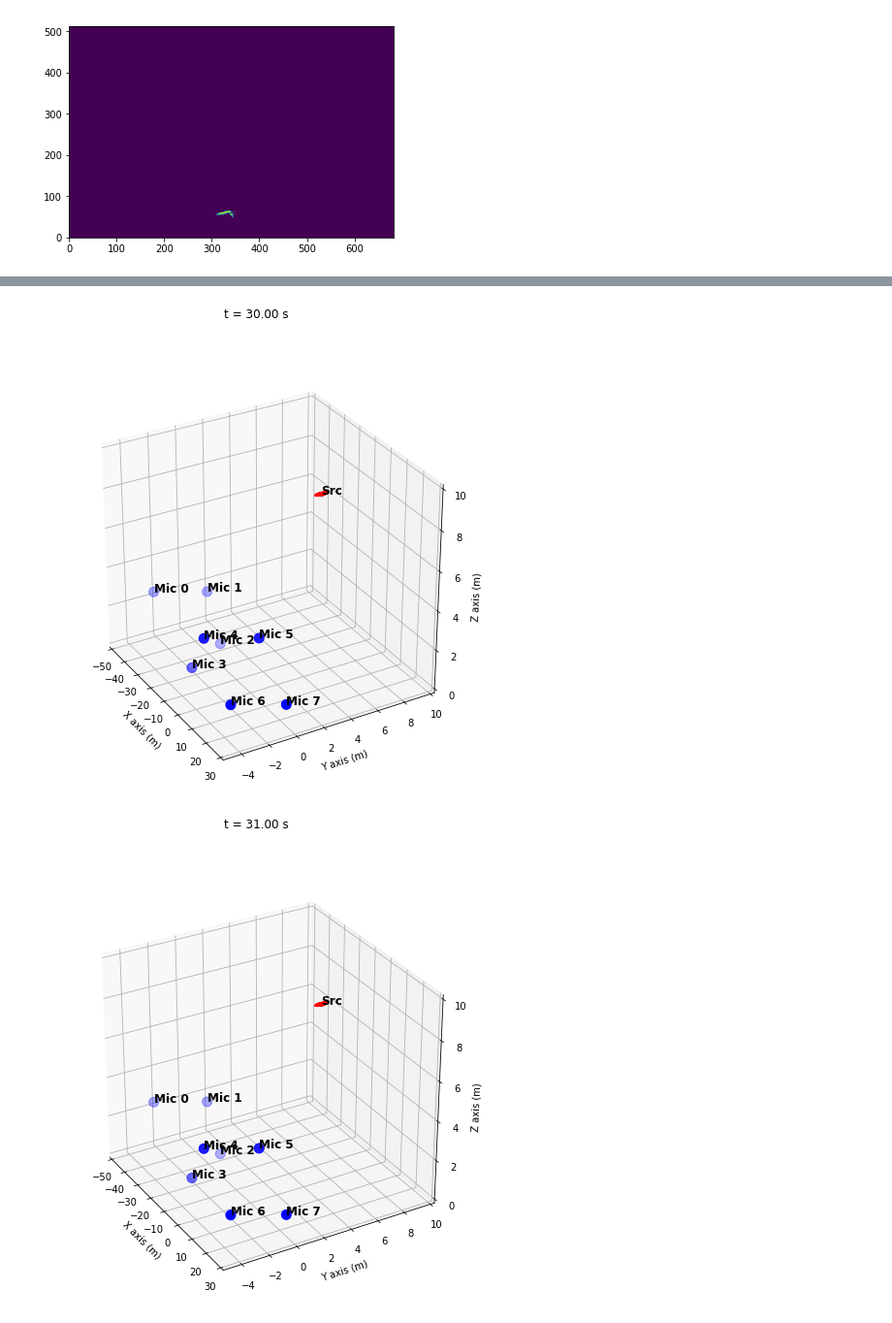
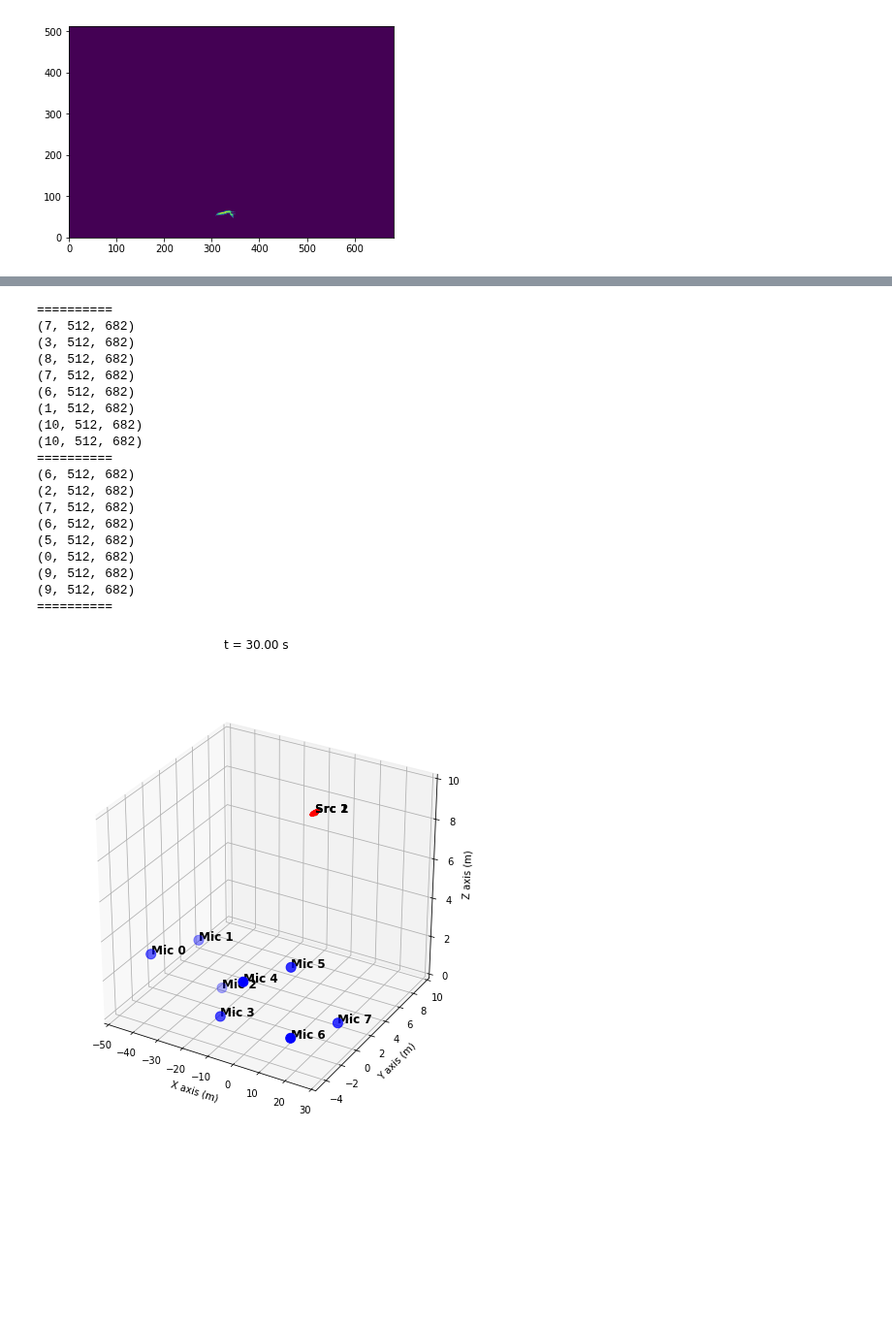
Before and after one commit to longle2718/audio_loc, a Jupyter notebook: python/main.ipynb, the cells around one changed output, grey strips where cells are left out. Shown at 97% size. Saved outputs shown, nothing was run; the diff lists cells and outputs as text; code cells hidden in the pictures; blank space fills up the shorter version.

```diff
--- a/python/main.ipynb
+++ b/python/main.ipynb
@@ -228,7 +228,8 @@ def draw_ball(axes,cen,rad):
     x = rad[0]*np.cos(u)*np.sin(v)
     y = rad[1]*np.sin(u)*np.sin(v)
     z = rad[2]*np.cos(v)
-    axes.plot_wireframe(cen[0]+x,cen[1]+y,cen[2]+z,color="r")
+    #axes.plot_wireframe(cen[0]+x,cen[1]+y,cen[2]+z,color="r")
+    axes.plot_wireframe(cen[0]+x,cen[1]+y,cen[2]+z)
 # %%
 # forming and working with groups
 grps = np.zeros(np.shape(lObjsAllCh),dtype=object)
@@ -261,42 +263,28 @@ for chIdx in range(NCh):
 _,_,_,_,tInc = hSpecs[0][0]
 images = []
 durations = [] # ms
-for segIdx in range(30,40):
+for segIdx in range(30,31):
     # draw pic frame
     fig = plt.figure(figsize=(8,8))
     axes = fig.gca(projection='3d')
     #axes.set_aspect("equal")
 
+    srcCnt = 0
     while True:
         # generate output for each channel
         seq = audio_loc.bestLink(grps[segIdx])
         #print(seq)
         if len(seq) == 0:
             break
-        out = [None]*NCh
-        for chIdx in range(NCh):
-            # get the chosen group and avg over freq
-            out[chIdx] = np.mean(grps[segIdx,chIdx][seq[chIdx]],axis=0)
-        '''
-        plt.figure()
-        for chIdx in range(NCh):
-            plt.plot(out[chIdx])
-        '''
 
-        # remove the connected groups
-        audio_loc.rmGrp(grps[segIdx],seq)
-        # sanity check of grps
-        '''
-        for chIdx in range(NCh):
-            print(np.shape(grps[segIdx,chIdx]))
-        '''
-
+        print('==========')
+        srcCnt += 1
         # form the measurement matrix, i.e.
         # measure the delays in matrix form
         meas_delayMat = np.zeros((NCh,NCh))
         for k in range(NCh):
             for l in range(k+1,NCh):
-                corr = sp.signal.correlate(out[k],out[l])
+                corr = audio_loc.gramCorr(grps[segIdx,k][seq[k]],grps[segIdx,l][seq[l]],NInc=100)
                 '''
                 print(np.argmax(corr))
                 plt.figure()
@@ -306,35 +294,60 @@ for segIdx in range(30,40):
                     tInc*(np.argmax(corr)-len(corr)//2)
         #print(meas_delayMat)
 
         # localize the source from the given delay measurement
         loc,err,grad = delay2loc.delay2loc_grad(micsloc,meas_delayMat)
+        axes.scatter(loc[0],loc[1],loc[2])
+        axes.text(loc[0],loc[1],loc[2],'Src %d' % srcCnt,fontweight='bold',fontsize='large')
+        draw_ball(axes,loc,grad/max(grad))
 
-        axes.scatter(loc[0],loc[1],loc[2])
-        axes.text(loc[0],loc[1],loc[2],'Src',fontweight='bold',fontsize='large')
-        draw_ball(axes,loc,grad/max(grad))
+        # remove the connected groups
+        audio_loc.rmGrp(grps[segIdx],seq)
+
+        # sanity check of grps
+        for chIdx in range(NCh):
+            print(np.shape(grps[segIdx,chIdx]))
+
 
     axes.scatter(micsloc[:,0],micsloc[:,1],micsloc[:,2],s=100,c='b')
     for k in range(NCh):
         axes.text(micsloc[k,0],micsloc[k,1],micsloc[k,2],'Mic %s' % k,
                   fontweight='bold',fontsize='large')
 
     axes.set_xlabel('X axis (m)')
     axes.set_xlim([-50,30])
     axes.set_ylabel('Y axis (m)')
     axes.set_ylim([-5,10])
     axes.set_zlabel('Z axis (m)')
     axes.set_zlim([0,10])
 
     fig.suptitle('t = %.2f s' % (segIdx*tSegInc))
 
     # draw with rotating azimuth angle
     for angle in range(300,301):#range(0,360,4):
         axes.view_init(30, angle)
         imData = fig2data(fig)
         w,h,d = imData.shape
         im = PIL_Image.frombytes('RGBA',(w,h),imData)
         images.append(im)
         durations.append(100)
 # %% [output]
+==========
+(7, 512, 682)
+(3, 512, 682)
+(8, 512, 682)
+(7, 512, 682)
+(6, 512, 682)
+(1, 512, 682)
+(10, 512, 682)
+(10, 512, 682)
+==========
+(6, 512, 682)
+(2, 512, 682)
+(7, 512, 682)
+(6, 512, 682)
+(5, 512, 682)
+(0, 512, 682)
+(9, 512, 682)
+(9, 512, 682)
+==========
-[figure, old version]
+[figure, new version]
-[figure, removed]
```
Also changed, not shown: parts of 5 cells of this notebook, 1 other file.
